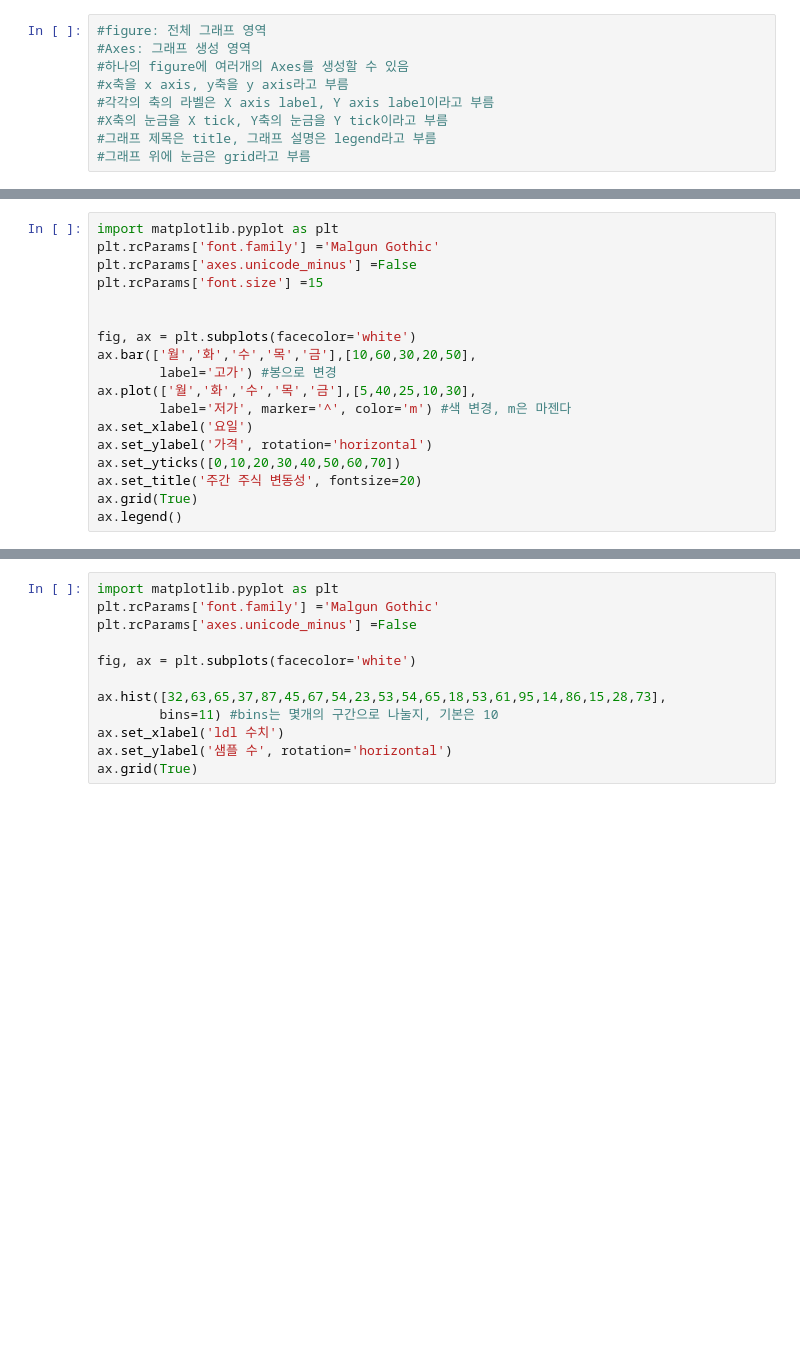
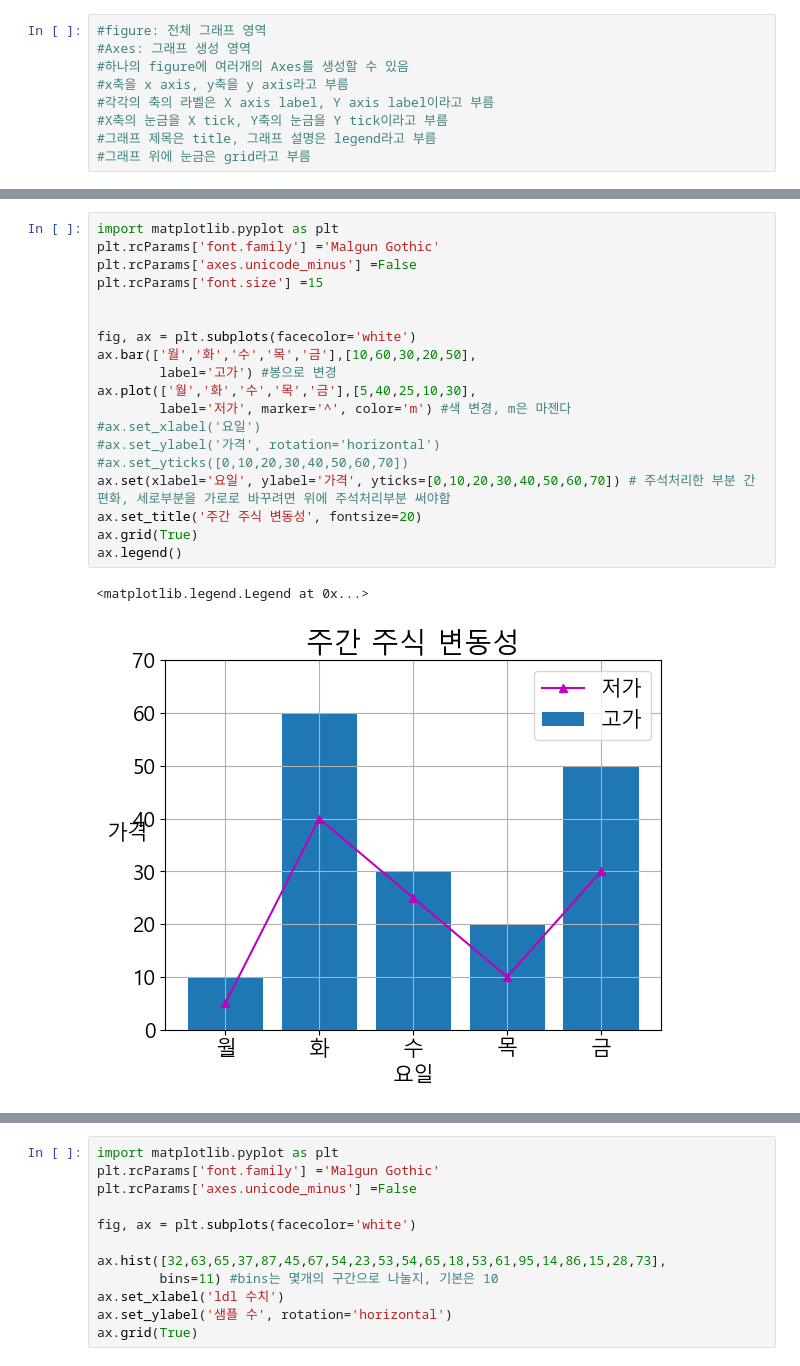
Before and after one commit to SKR-orthox/python_practice, a Jupyter notebook: matplotlib_functions_list.ipynb, the cells around one changed output, grey strips where cells are left out. Saved outputs shown, nothing was run; the diff lists cells and outputs as text; blank space fills up the shorter version.

```diff
--- a/matplotlib_functions_list.ipynb
+++ b/matplotlib_functions_list.ipynb
@@ -35,21 +37,25 @@ ax.legend() #라벨 표시
 # %%
 import matplotlib.pyplot as plt
 plt.rcParams['font.family'] ='Malgun Gothic'
 plt.rcParams['axes.unicode_minus'] =False
 plt.rcParams['font.size'] =15
 
 
 fig, ax = plt.subplots(facecolor='white')
 ax.bar(['월','화','수','목','금'],[10,60,30,20,50],
         label='고가') #봉으로 변경
 ax.plot(['월','화','수','목','금'],[5,40,25,10,30],
         label='저가', marker='^', color='m') #색 변경, m은 마젠다
-ax.set_xlabel('요일')
-ax.set_ylabel('가격', rotation='horizontal')
-ax.set_yticks([0,10,20,30,40,50,60,70])
+#ax.set_xlabel('요일')
+#ax.set_ylabel('가격', rotation='horizontal')
+#ax.set_yticks([0,10,20,30,40,50,60,70])
+ax.set(xlabel='요일', ylabel='가격', yticks=[0,10,20,30,40,50,60,70]) # 주석처리한 부분 간편화, 세로부분을 가로로 바꾸려면 위에 주석처리부분 써야함
 ax.set_title('주간 주식 변동성', fontsize=20)
 ax.grid(True)
 ax.legend()
+# %% [output]
+<matplotlib.legend.Legend at 0x...>
+[figure, added]
 # %%
 import matplotlib.pyplot as plt
 plt.rcParams['font.family'] ='Malgun Gothic'
```
Also changed, not shown: parts of 7 cells of this notebook, 1 other file.
